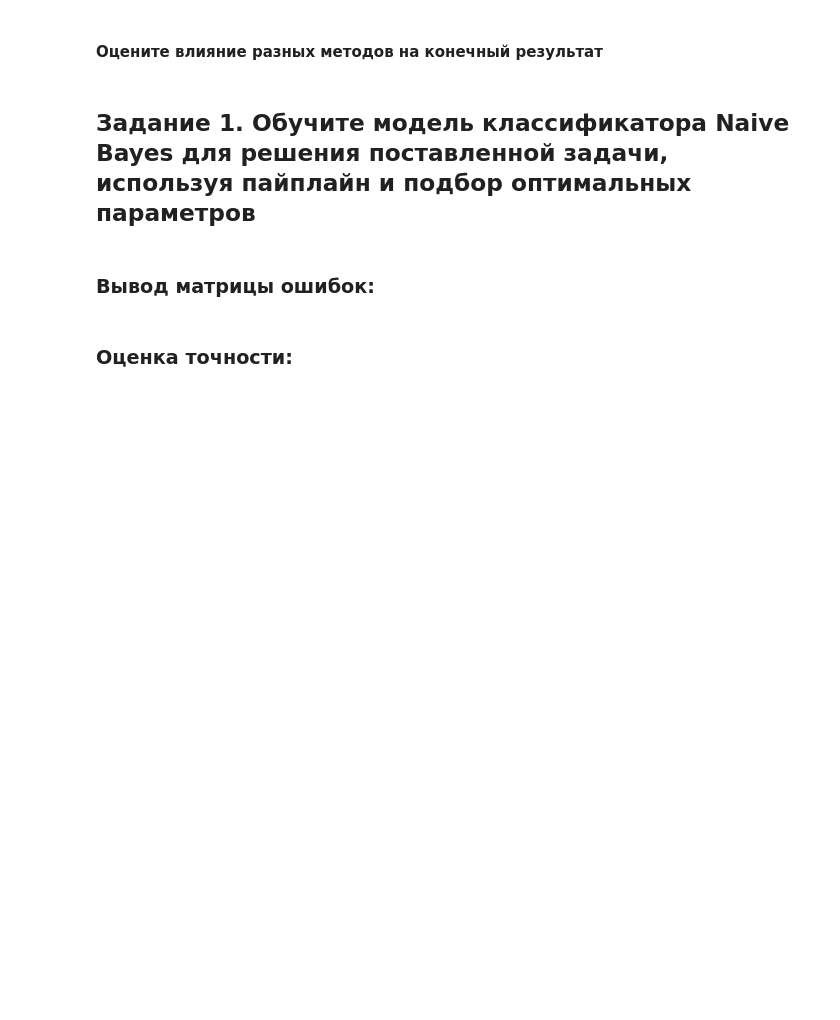
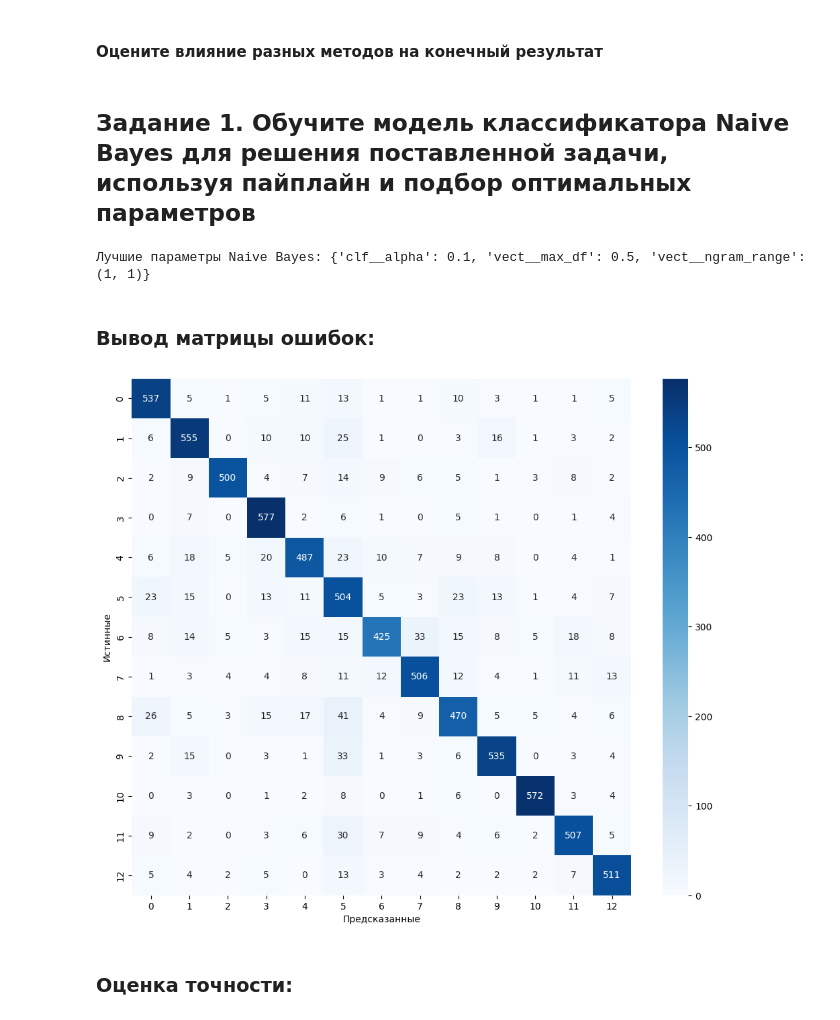
Before and after one commit to runessaa/-Streltsov-Projects, a Jupyter notebook: Практическая_работа_№8_Применение_методов_машинного_обучения_для_решения_задачи_классификации_текстов.ipynb, the cells around one changed output. Cells and saved outputs as stored; diff of their text form; code cells hidden in the pictures; blank space fills up the shorter version.

```diff
--- a/Практическая_работа_№8_Применение_методов_машинного_обучения_для_решения_задачи_классификации_текстов.ipynb
+++ b/Практическая_работа_№8_Применение_методов_машинного_обучения_для_решения_задачи_классификации_текстов.ipynb
@@ -53,13 +53,10 @@ Name: count, dtype: int64
 # %% [markdown]
 ### Разделите данные на обучающую и валидационную выборки
 # %%
-# Разделение на обучающую и валидационную выборки
 X = train_df['text']
 y = train_df['category']
 
-X_train, X_val, y_train, y_val = train_test_split(
-    X, y, test_size=0.2, random_state=42, stratify=y
-)
+X_train, X_val, y_train, y_val = train_test_split(X, y, test_size=0.2, random_state=42, stratify=y)
 
 print("\nРазмер обучающей выборки:", len(X_train))
 print("Размер валидационной выборки:", len(X_val))
@@ -92,2 +87,21 @@ print("Размер валидационной выборки:", len(X_val))
+# %%
+pipeline_nb = Pipeline([
+    ('vect', TfidfVectorizer()),
+    ('clf', MultinomialNB())
+])
+
+parameters_nb = {
+    'vect__max_df': (0.5, 0.75, 1.0),
+    'vect__ngram_range': [(1,1), (1,2)],
+    'clf__alpha': (0.01, 0.1, 1.0)
+}
+
+grid_search_nb = GridSearchCV(pipeline_nb, parameters_nb, cv=3, n_jobs=-1, scoring='accuracy')
+grid_search_nb.fit(X_train, y_train)
+
+print("Лучшие параметры Naive Bayes:", grid_search_nb.best_params_)
+best_nb = grid_search_nb.best_estimator_
+# %% [output]
+Лучшие параметры Naive Bayes: {'clf__alpha': 0.1, 'vect__max_df': 0.5, 'vect__ngram_range': (1, 1)}
 # %% [markdown]
 ### Вывод матрицы ошибок:
@@ -96,2 +108,13 @@ print("Размер валидационной выборки:", len(X_val))
+# %%
+y_pred_nb = best_nb.predict(X_val)
+cm = confusion_matrix(y_val, y_pred_nb)
+
+plt.figure(figsize=(12, 10))
+sns.heatmap(cm, annot=True, fmt='d', cmap='Blues')
+plt.xlabel('Предсказанные')
+plt.ylabel('Истинные')
+plt.show()
+# %% [output]
+[figure, added]
 # %% [markdown]
 ### Оценка точности:
```
Also changed, not shown: parts of 4 cells of this notebook.
